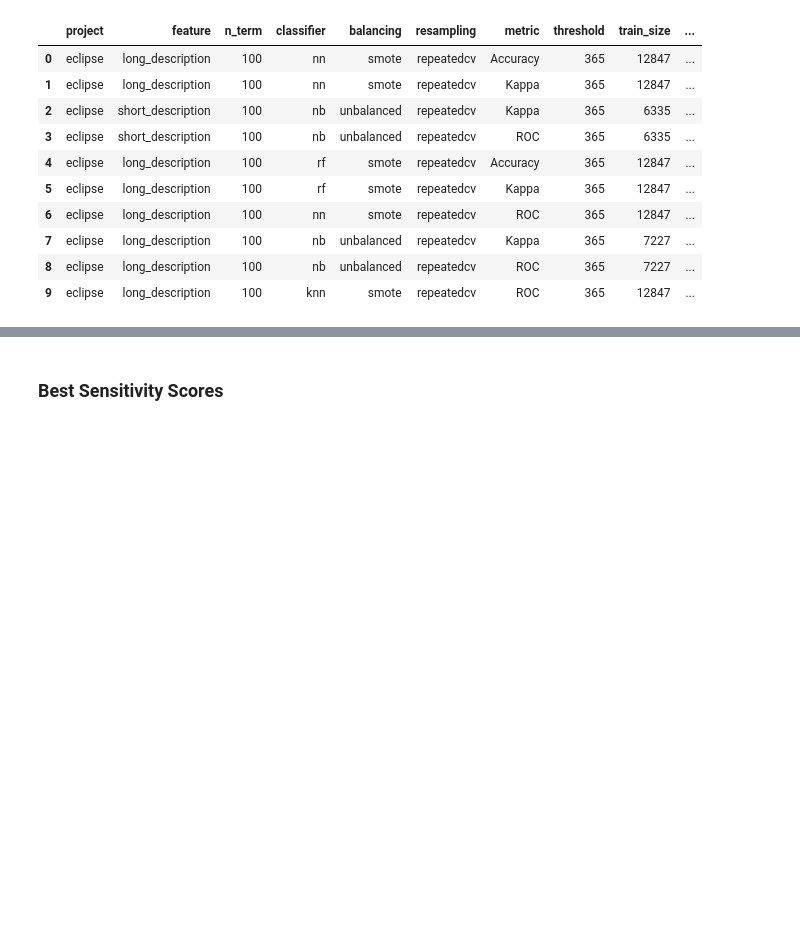
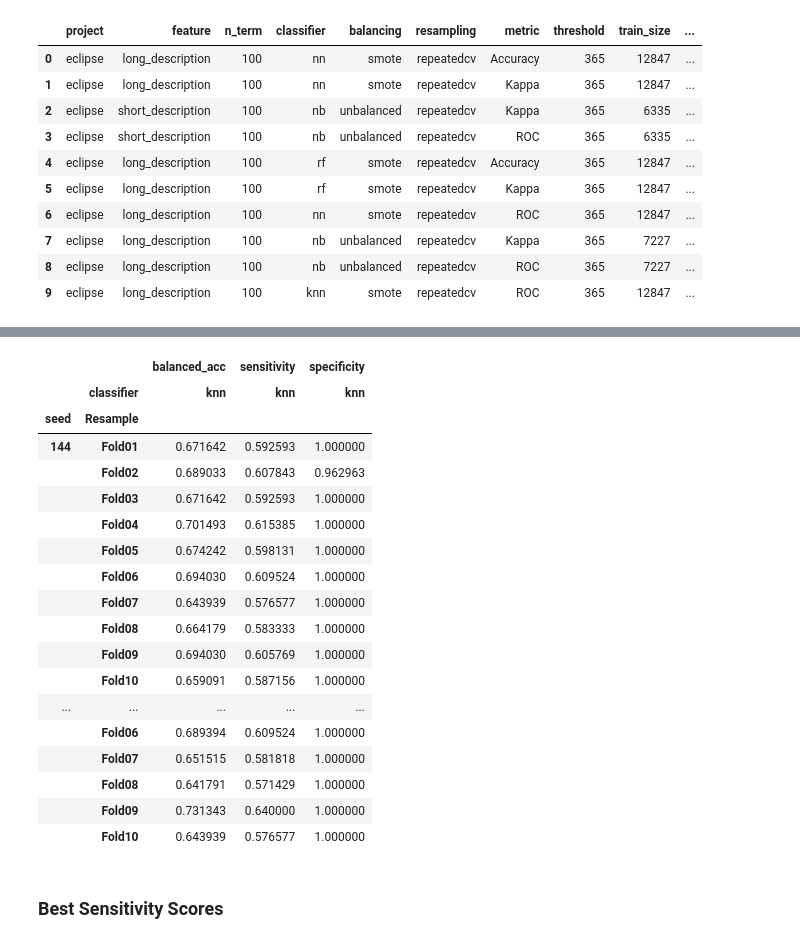
Before and after one commit to gomesluiz/my-doctorate, a Jupyter notebook: projects/long-lived-bug-prediction/machine-learning/source/20200731_long_lived_prediction_rq4_data_analysis.ipynb, the cells around one changed output, grey strips where cells are left out. Saved outputs shown, nothing was run; the diff lists cells and outputs as text; code cells hidden in the pictures; blank space fills up the shorter version.

```diff
--- a/projects/long-lived-bug-prediction/machine-learning/source/20200731_long_lived_prediction_rq4_data_analysis.ipynb
+++ b/projects/long-lived-bug-prediction/machine-learning/source/20200731_long_lived_prediction_rq4_data_analysis.ipynb
@@ -259,3 +227,27 @@ svm_train_data.nlargest(20, 'balanced_acc')
+# %%
+table = pd.pivot_table (fold_metrics, index=['seed','Resample'], columns='classifier', values=['sensitivity', 'specificity', 'balanced_acc'])
+# %%
+table
+# %% [output]
+|  |  | balanced_acc | sensitivity | specificity |
+|  | classifier | knn | knn | knn |
+| seed | Resample |  |  |  |
+| 144 | Fold01 | 0.671642 | 0.592593 | 1.000000 |
+|  | Fold02 | 0.689033 | 0.607843 | 0.962963 |
+|  | Fold03 | 0.671642 | 0.592593 | 1.000000 |
+|  | Fold04 | 0.701493 | 0.615385 | 1.000000 |
+|  | Fold05 | 0.674242 | 0.598131 | 1.000000 |
+|  | Fold06 | 0.694030 | 0.609524 | 1.000000 |
+|  | Fold07 | 0.643939 | 0.576577 | 1.000000 |
+|  | Fold08 | 0.664179 | 0.583333 | 1.000000 |
+|  | Fold09 | 0.694030 | 0.605769 | 1.000000 |
+|  | Fold10 | 0.659091 | 0.587156 | 1.000000 |
+| ... | ... | ... | ... | ... |
+|  | Fold06 | 0.689394 | 0.609524 | 1.000000 |
+|  | Fold07 | 0.651515 | 0.581818 | 1.000000 |
+|  | Fold08 | 0.641791 | 0.571429 | 1.000000 |
+|  | Fold09 | 0.731343 | 0.640000 | 1.000000 |
+|  | Fold10 | 0.643939 | 0.576577 | 1.000000 |
 # %% [markdown]
 ### Best Sensitivity Scores
 # %%
```
Also changed, not shown: parts of 8 cells of this notebook, 5 other files.
